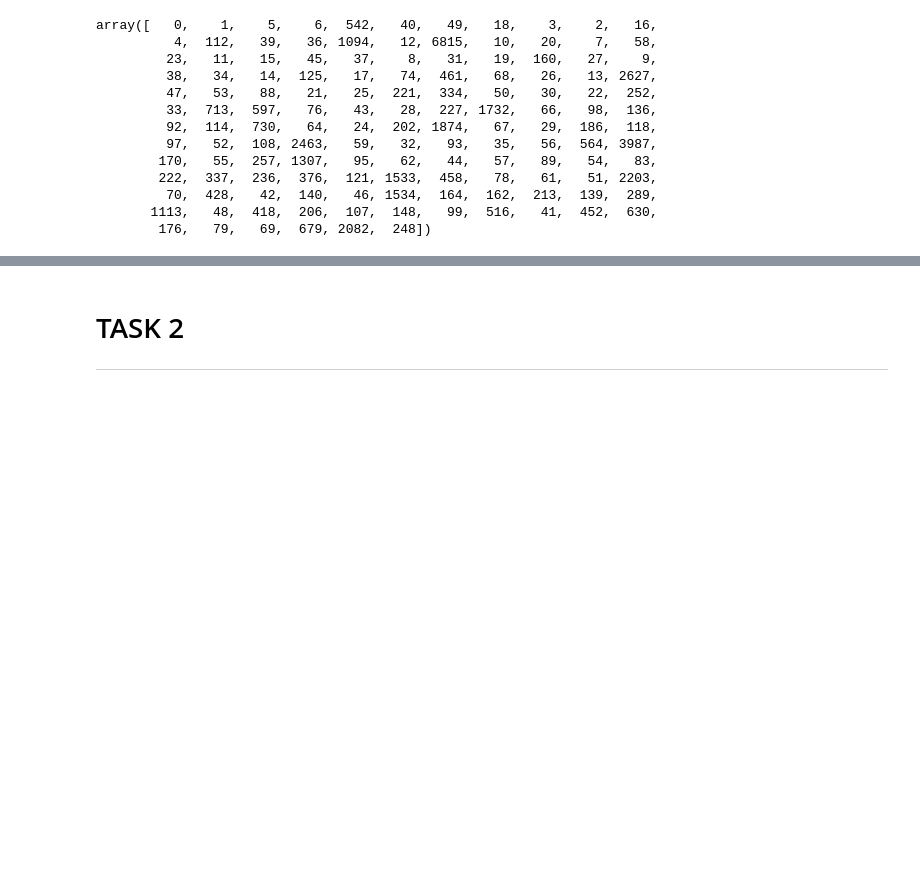
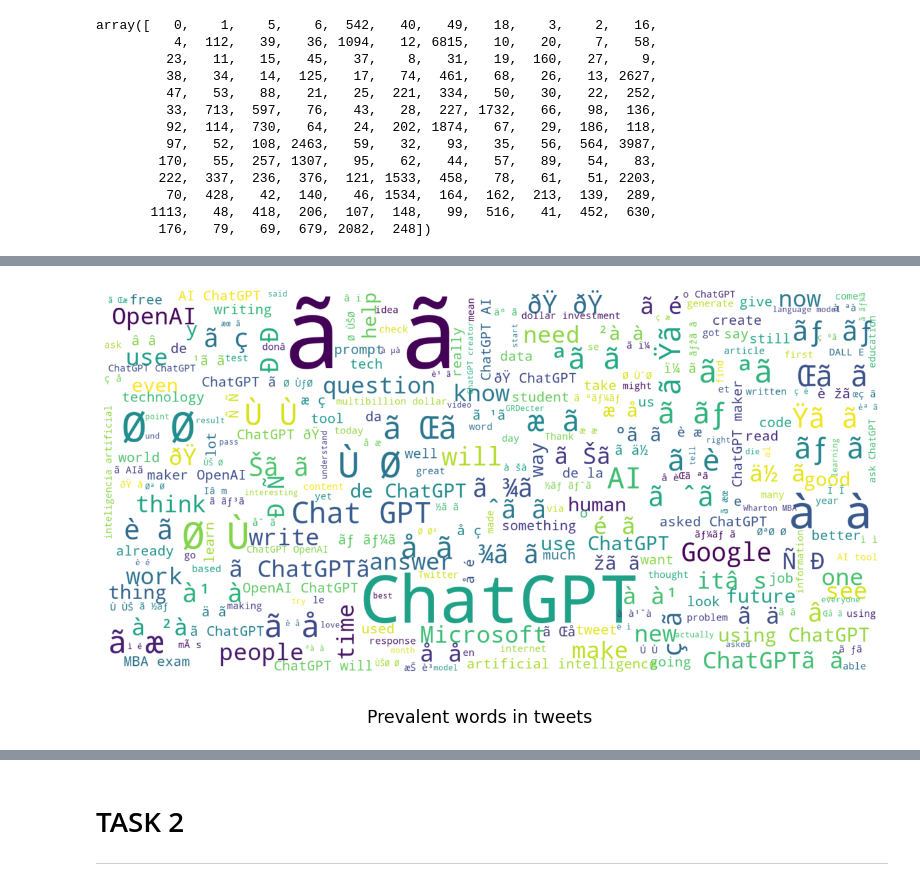
Before and after one commit to AshharShah/AI_Lab_Final, a Jupyter notebook: 2020478.ipynb, the cells around one changed output, grey strips where cells are left out. Drawn from its saved outputs; the diff is of its cells as text; code cells hidden in the pictures; blank space fills up the shorter version.

```diff
--- a/2020478.ipynb
+++ b/2020478.ipynb
@@ -247,0 +246,18 @@ ModuleNotFoundError: No module named 'wordcloud'
+# %%
+stopwords = set(STOPWORDS)
+
+def show_wordcloud(data, mask=None, title=""):
+    text = " ".join(t for t in data.dropna())
+    stopwords = set(STOPWORDS)
+    stopwords.update(["t", "co", "https", "amp", "U", "Comment", "text", "attr", "object"])
+    wordcloud = WordCloud(stopwords=stopwords, scale=4, max_font_size=50, max_words=500,mask=mask, background_color="white").generate(text)
+    fig = plt.figure(1, figsize=(16,16))
+    plt.axis('off')
+    fig.suptitle(title, fontsize=20)
+    fig.subplots_adjust(top=2.3)
+    plt.imshow(wordcloud, interpolation='bilinear')
+    plt.show()
+# %%
+show_wordcloud(df['Text'], title = 'Prevalent words in tweets')
+# %% [output]
+[figure, added]
```
Also changed, not shown: parts of 14 cells of this notebook.
